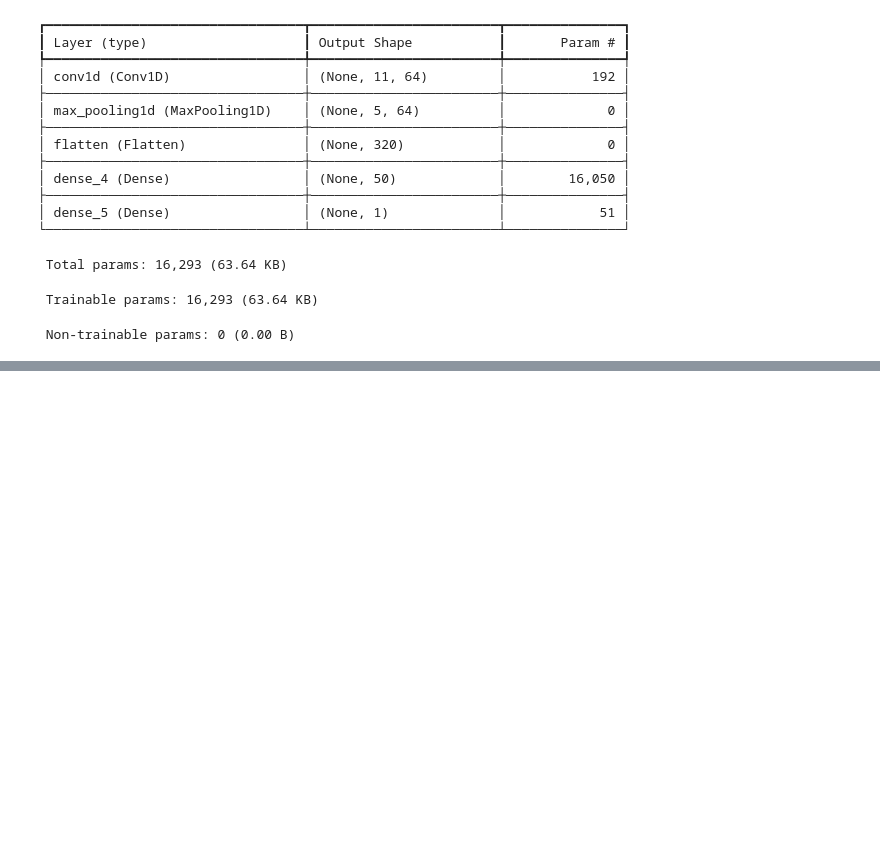
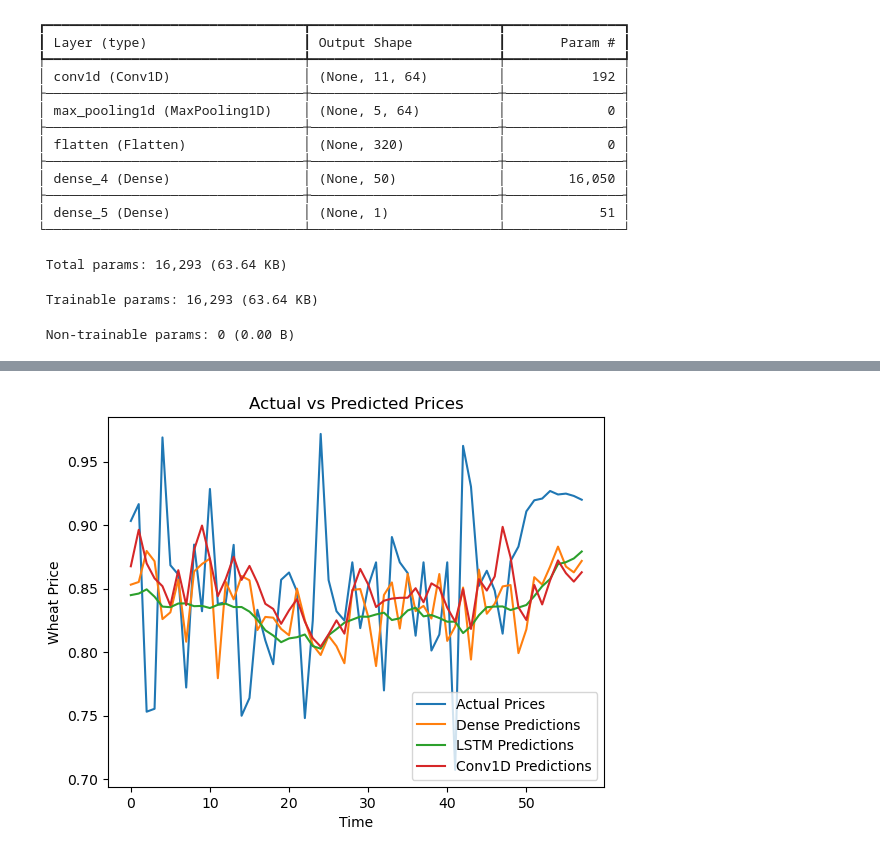
Before and after one commit to aevnum/wheat-price-prediction-deep-learning, a Jupyter notebook: SIH.ipynb, the cells around one changed output, grey strips where cells are left out. Saved outputs shown, nothing was run; the diff lists cells and outputs as text; code cells hidden in the pictures; blank space fills up the shorter version.

```diff
--- a/SIH.ipynb
+++ b/SIH.ipynb
@@ -376,0 +401,25 @@ NameError: name 'mean_absolute_error' is not defined
+# %%
+# Assuming you have actual and predicted values for different models
+
+
+# Time points for plotting (months)
+time_points = np.arange(0, len(y_test))
+
+# # Replace with actual predictions from each model
+# y_test = []  # Actual values
+# y_pred_dense = []  # Predictions from Dense model
+# y_pred_lstm = []  # Predictions from LSTM model
+# y_pred_conv1d = []  # Predictions from Conv1D model
+
+plt.plot(time_points, y_test, label='Actual Prices')
+plt.plot(time_points, y_pred_dense, label='Dense Predictions')
+plt.plot(time_points, y_pred_lstm, label='LSTM Predictions')
+plt.plot(time_points, y_pred_conv1d, label='Conv1D Predictions')
+
+plt.title('Actual vs Predicted Prices')
+plt.xlabel('Time')
+plt.ylabel('Wheat Price')
+plt.legend()
+plt.show()
+# %% [output]
+[figure, added]
```
Also changed, not shown: parts of 7 cells of this notebook.
